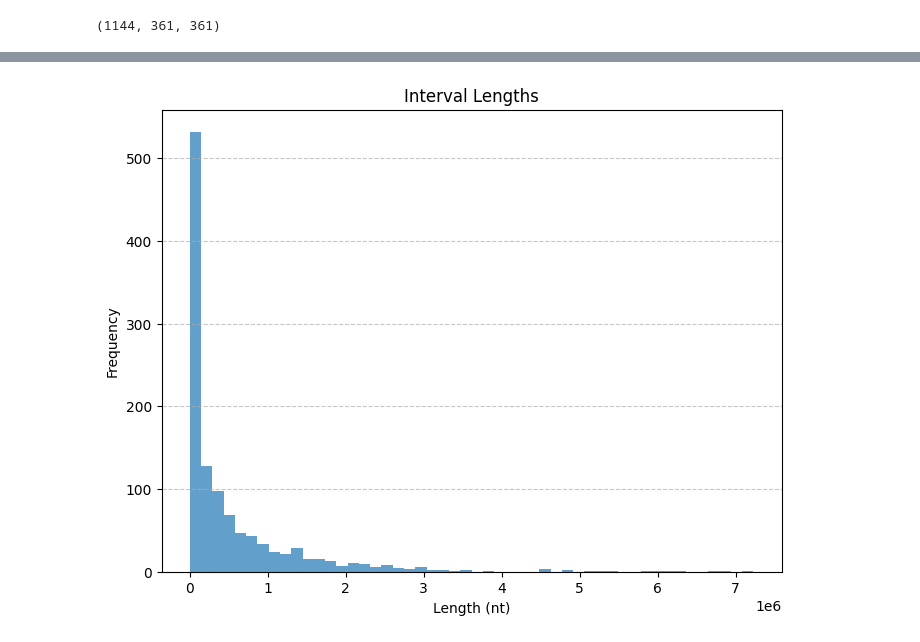
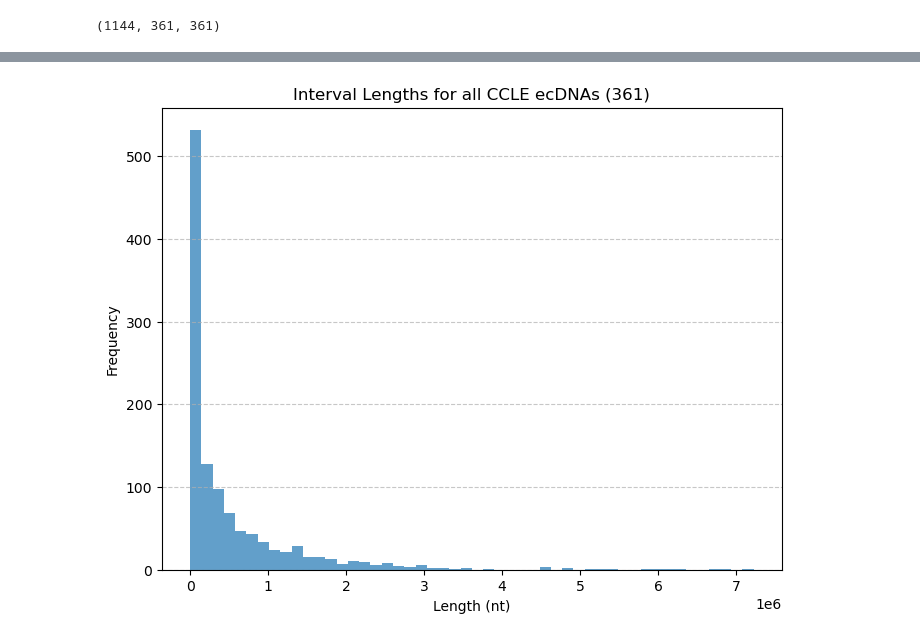
Before and after one commit to michaelchan77/ecdna-coamp, a Jupyter notebook: scripts/amplicon_interval_lengths.ipynb, the cells around one changed output, grey strips where cells are left out. Drawn from its saved outputs; the diff is of its cells as text; code cells hidden in the pictures.

```diff
--- a/scripts/amplicon_interval_lengths.ipynb
+++ b/scripts/amplicon_interval_lengths.ipynb
@@ -16,6 +41,7 @@ locations = ccle_ecdna['Location'].to_list()
 def process_intervals(input_list):
     interval_lengths = []
     feature_lengths = []
+    intervals_are_multichr = []
 
     for feature in input_list:
         # convert to list
@@ -24,14 +50,29 @@ def process_intervals(input_list):
         # compute length of each interval
         if nonempty:
             toSum = []
+            chr_nums = []
             for interval in intervals:
-                start, end = map(int, interval.split(':')[1].split('-'))
-                toSum.append(end - start)
-                # add to individual list
-                interval_lengths.append(end - start)
-            # add to summed list
+                # extract interval info
+                pattern = r"chr(\d+|X):(\d+)-(\d+)"
+                match = re.search(pattern, interval)
+                if match:
+                    chr_num, start, end = match.groups()
+                else:
+                    print(f"No match found for {interval}")
+                chr_nums.append(chr_num)
+                toSum.append(int(end) - int(start))
+                # add interval to individual list
+                interval_lengths.append(int(end) - int(start))
+            # add summed intervals to feature list
             feature_lengths.append(sum(toSum))
+            # check if multichromosomal
+            multi_bool = 0
+            for num in chr_nums:
+                if not num == chr_nums[0]:
+                    multi_bool = 1
+                    break
+            intervals_are_multichr.append(multi_bool)
 
-    return interval_lengths, feature_lengths
+    return interval_lengths, feature_lengths, intervals_are_multichr
 # %%
-lengths1, lengths2 = process_intervals(locations)
+interval_lengths, feature_lengths, intervals_are_multichr = process_intervals(locations)
@@ -42,10 +266,10 @@ len(lengths1), len(lengths2), len(locations)
 # %%
 plt.figure(figsize=(8, 6))
-plt.hist(lengths1, bins=50, alpha=0.7)
-plt.title("Interval Lengths")
+plt.hist(interval_lengths, bins=50, alpha=0.7)
+plt.title("Interval Lengths for all CCLE ecDNAs (361)")
 plt.xlabel("Length (nt)")
 plt.ylabel("Frequency")
 plt.grid(axis='y', linestyle='--', alpha=0.7)
 plt.show()
 # %% [output]
-[figure, old version]
+[figure, new version]
```
Also changed, not shown: parts of 28 cells of this notebook, 1 other file.
